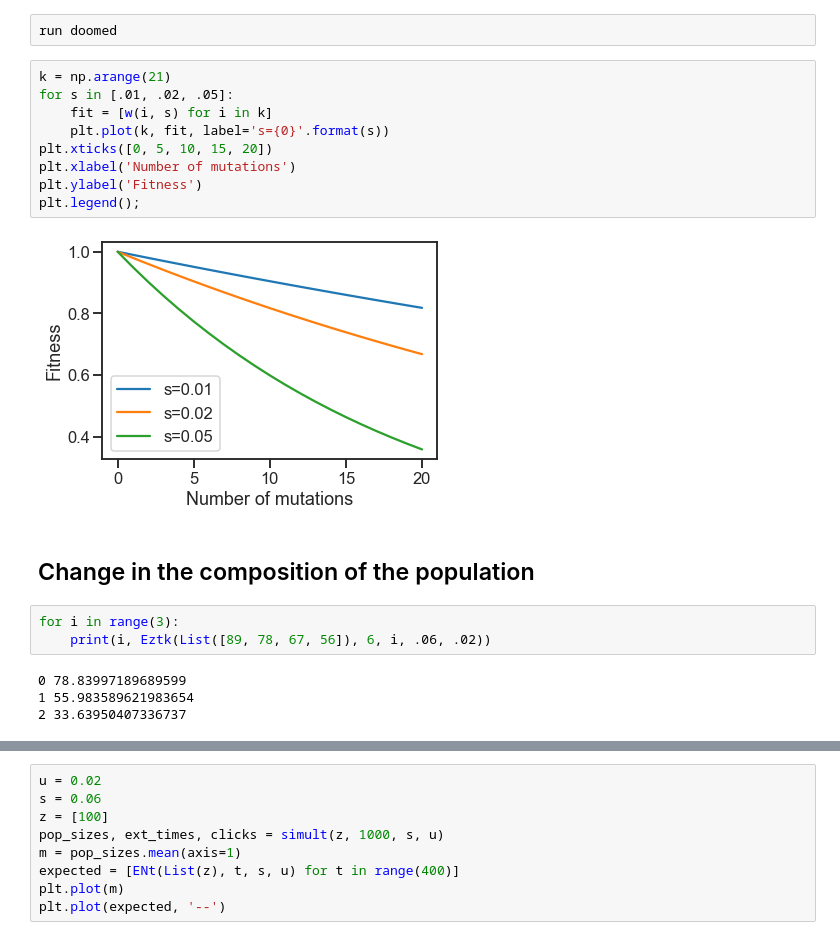
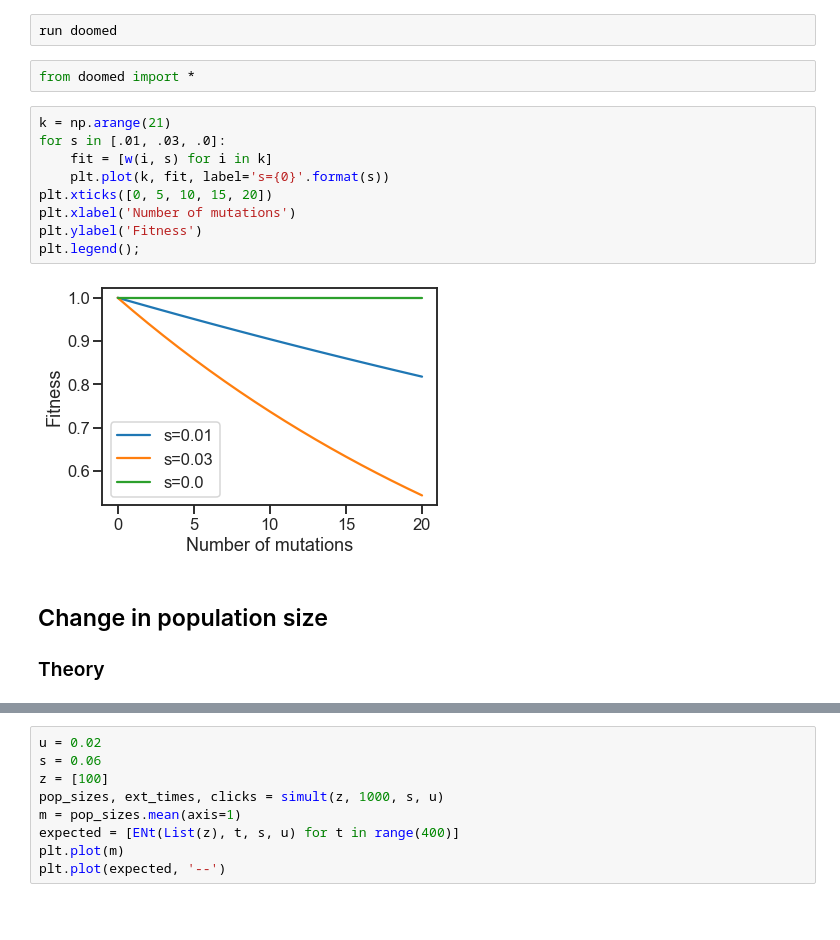
Before and after one commit to rbazev/doomed, a Jupyter notebook: python/demo.ipynb, the cells around one changed output, grey strips where cells are left out. Drawn from its saved outputs; the diff is of its cells as text; blank space fills up the shorter version.

```diff
--- a/python/demo.ipynb
+++ b/python/demo.ipynb
@@ -16,23 +16,20 @@
 ## Fitness
 # %%
 run doomed
+# %%
+from doomed import *
 # %%
 k = np.arange(21)
-for s in [.01, .02, .05]:
+for s in [.01, .03, .0]:
     fit = [w(i, s) for i in k]
     plt.plot(k, fit, label='s={0}'.format(s))
 plt.xticks([0, 5, 10, 15, 20])
 plt.xlabel('Number of mutations')
 plt.ylabel('Fitness')
 plt.legend();
 # %% [output]
-[figure, old version]
+[figure, new version]
 # %% [markdown]
-## Change in the composition of the population
+## Change in population size
+
+### Theory
-# %%
-for i in range(3):
-    print(i, Eztk(List([89, 78, 67, 56]), 6, i, .06, .02))
-# %% [output]
-0 78.83997189689599
-1 55.983589621983654
-2 33.63950407336737
```
Also changed, not shown: parts of 33 cells of this notebook, 1 other file.
